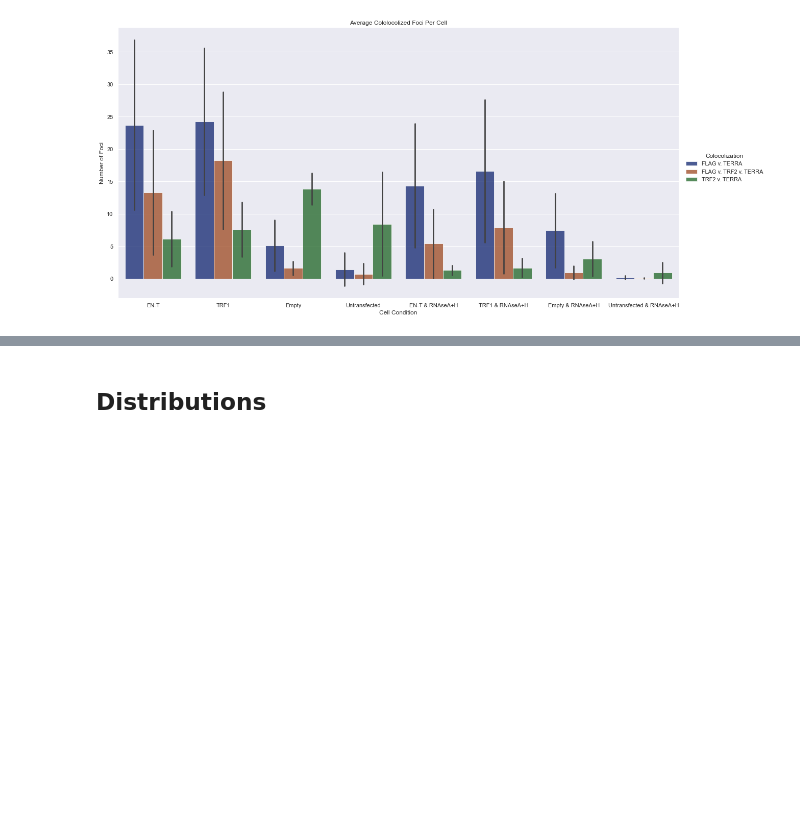
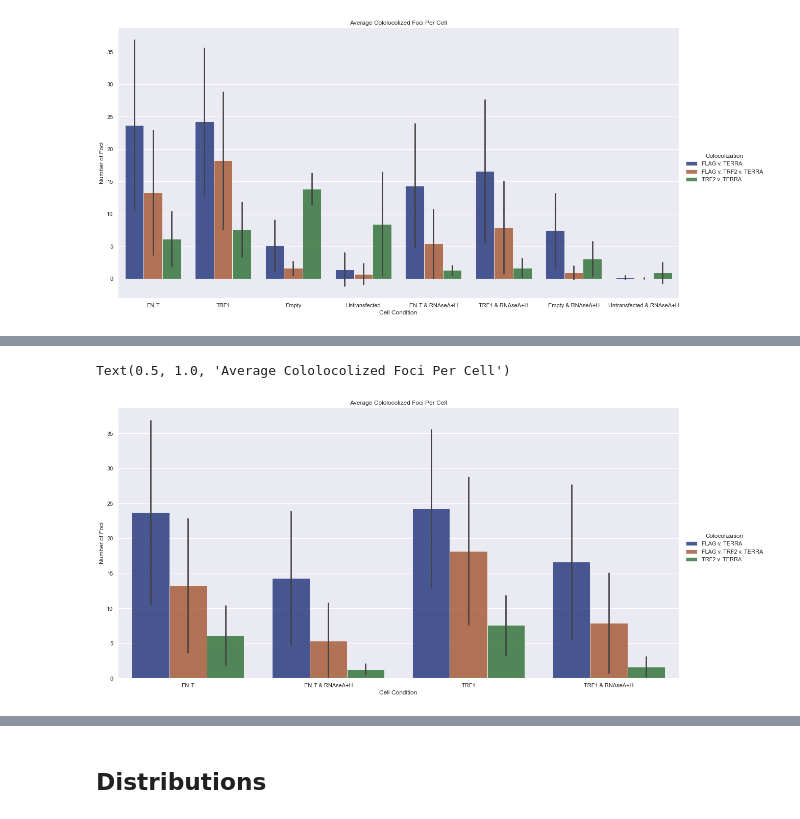
Before and after one commit to aidan-lew/TERRA_DSB, a Jupyter notebook: refined_terra_dsb.ipynb, the cells around one changed output, grey strips where cells are left out. Cells and saved outputs as stored; diff of their text form; code cells hidden in the pictures; blank space fills up the shorter version.

```diff
--- a/refined_terra_dsb.ipynb
+++ b/refined_terra_dsb.ipynb
@@ -171,0 +227,15 @@ Text(0.5, 1.0, 'Average Cololocolized Foci Per Cell')
+# %%
+#Show that RNAseA+H reduces levels of TERRA, almost to scale which is intersting
+g = sns.catplot(
+    data=telo_df, kind="bar",
+    x="Cell_condition", y="foci_per_cell", hue="Colocolization",
+    ci="sd", palette="dark", alpha=.75, height=8, aspect=2, order=["EN-T","EN-T & RNAseA+H","TRF1","TRF1 & RNAseA+H"]
+)
+
+g.despine(left=False)
+g.set_axis_labels("Cell Condition", "Number of Foci")
+g.legend.set_title("Colocolization")
+plt.title("Average Cololocolized Foci Per Cell")
+# %% [output]
+Text(0.5, 1.0, 'Average Cololocolized Foci Per Cell')
+[figure, added]
```
Also changed, not shown: parts of 9 cells of this notebook.
